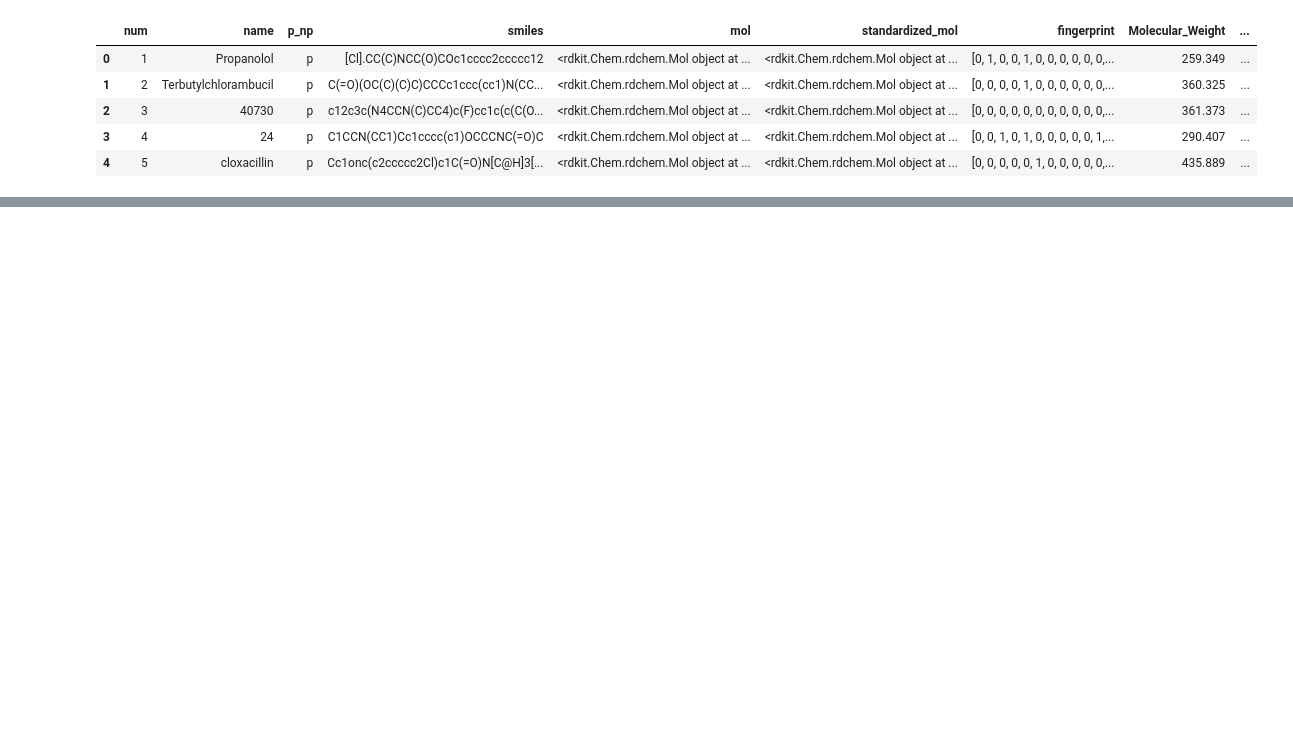
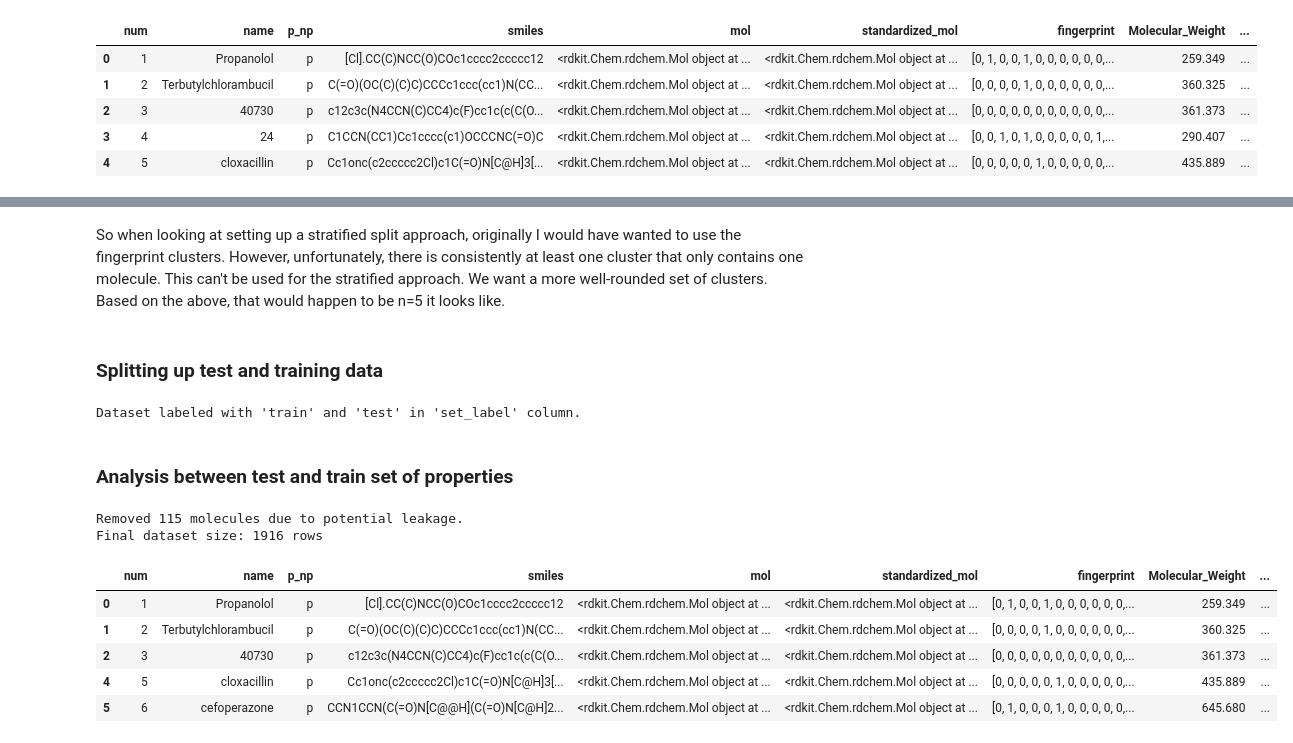
Before and after one commit to Steve-Cheney/Cheminformatics, a Jupyter notebook: rbif-110-a8/a8.ipynb, the cells around one changed output, grey strips where cells are left out. Drawn from its saved outputs; the diff is of its cells as text; code cells hidden in the pictures; blank space fills up the shorter version.

```diff
--- a/rbif-110-a8/a8.ipynb
+++ b/rbif-110-a8/a8.ipynb
@@ -384,0 +357,80 @@ We can see that there is a biphenyl in the scaffold 1 cluster versus prozac not
+# %% [markdown]
+So when looking at setting up a stratified split approach, originally I would have wanted to use the fingerprint clusters. However, unfortunately, there is consistently at least one cluster that only contains one molecule. This can't be used for the stratified approach. We want a more well-rounded set of clusters. Based on the above, that would happen to be n=5 it looks like.
+# %% [markdown]
+### Splitting up test and training data
+# %%
+import pandas as pd
+from sklearn.model_selection import StratifiedShuffleSplit
+
+df_selected_clusters = clustered_df_5
+
+# Drop cluster label columns
+columns_to_drop = [
+    "fingerprint_cluster_label", "property_cluster_label", "scaffold_cluster_label"
+]
+df_cleaned = df_selected_clusters.drop(columns=columns_to_drop, errors="ignore").reset_index(drop=True)
+
+# Choose a stratification column (adjust as needed)
+stratify_col = "property_cluster"
+
+# Stratified split (80% train, 20% test)
+split = StratifiedShuffleSplit(n_splits=1, test_size=0.2, random_state=42)
+
+df_cleaned["set_label"] = "train"  # Default to train
+
+for train_idx, test_idx in split.split(df_cleaned, df_cleaned[stratify_col]):
+    df_cleaned.loc[test_idx, "set_label"] = "test"  # Mark test rows
+
+# Save the labeled dataset
+df_cleaned.to_csv("dataset_with_set_labels.csv", index=False)
+
+print("Dataset labeled with 'train' and 'test' in 'set_label' column.")
+
+train_set = df_cleaned[df_cleaned["set_label"] == "train"]
+test_set = df_cleaned[df_cleaned["set_label"] == "test"]
+# %% [output]
+Dataset labeled with 'train' and 'test' in 'set_label' column.
+# %% [markdown]
+### Analysis between test and train set of properties
+# %%
+
+# Find exact dupes
+exact_duplicates = train_set[train_set["standardized_mol"].isin(test_set["standardized_mol"])]
+
+# Compute Tanimoto similarity
+similar_pairs = []
+threshold = 0.85  # Similarity threshold for possible leakage based on literature
+
+for test_idx, test_fp in zip(test_set.index, test_set["fingerprint"]):
+    for train_idx, train_fp in zip(train_set.index, train_set["fingerprint"]):
+        similarity = DataStructs.FingerprintSimilarity(test_fp, train_fp)
+        if similarity >= threshold:
+            similar_pairs.append((train_idx, test_idx, similarity))
+
+# Convert to DataFrame
+similar_molecules_df = pd.DataFrame(similar_pairs, columns=["Train_Index", "Test_Index", "Tanimoto_Similarity"])
+
+train_indices_to_remove = set(similar_molecules_df["Train_Index"])
+test_indices_to_remove = set(similar_molecules_df["Test_Index"])
+
+# Create a new DataFrame without similar molecules
+df_cleaned_no_leakage = df_cleaned.drop(index=train_indices_to_remove.union(test_indices_to_remove))
+
+# Save the cleaned dataset
+df_cleaned_no_leakage.to_csv("dataset_no_leakage.csv", index=False)
+
+# Display summary
+print(f"Removed {len(train_indices_to_remove) + len(test_indices_to_remove)} molecules due to potential leakage.")
+print(f"Final dataset size: {df_cleaned_no_leakage.shape[0]} rows")
+
+# Display cleaned dataset
+df_cleaned_no_leakage.head()
+# %% [output]
+Removed 115 molecules due to potential leakage.
+Final dataset size: 1916 rows
+|  | num | name | p_np | smiles | mol | standardized_mol | fingerprint | Molecular_Weight | ... |
+| 0 | 1 | Propanolol | p | [Cl].CC(C)NCC(O)COc1cccc2ccccc12 | <rdkit.Chem.rdchem.Mol object at ... | <rdkit.Chem.rdchem.Mol object at ... | [0, 1, 0, 0, 1, 0, 0, 0, 0, 0, 0,... | 259.349 | ... |
+| 1 | 2 | Terbutylchlorambucil | p | C(=O)(OC(C)(C)C)CCCc1ccc(cc1)N(CC... | <rdkit.Chem.rdchem.Mol object at ... | <rdkit.Chem.rdchem.Mol object at ... | [0, 0, 0, 0, 1, 0, 0, 0, 0, 0, 0,... | 360.325 | ... |
+| 2 | 3 | 40730 | p | c12c3c(N4CCN(C)CC4)c(F)cc1c(c(C(O... | <rdkit.Chem.rdchem.Mol object at ... | <rdkit.Chem.rdchem.Mol object at ... | [0, 0, 0, 0, 0, 0, 0, 0, 0, 0, 0,... | 361.373 | ... |
+| 4 | 5 | cloxacillin | p | Cc1onc(c2ccccc2Cl)c1C(=O)N[C@H]3[... | <rdkit.Chem.rdchem.Mol object at ... | <rdkit.Chem.rdchem.Mol object at ... | [0, 0, 0, 0, 0, 1, 0, 0, 0, 0, 0,... | 435.889 | ... |
+| 5 | 6 | cefoperazone | p | CCN1CCN(C(=O)N[C@@H](C(=O)N[C@H]2... | <rdkit.Chem.rdchem.Mol object at ... | <rdkit.Chem.rdchem.Mol object at ... | [0, 1, 0, 0, 0, 1, 0, 0, 0, 0, 0,... | 645.680 | ... |
```
Also changed, not shown: parts of 12 cells of this notebook, 2 other files.
